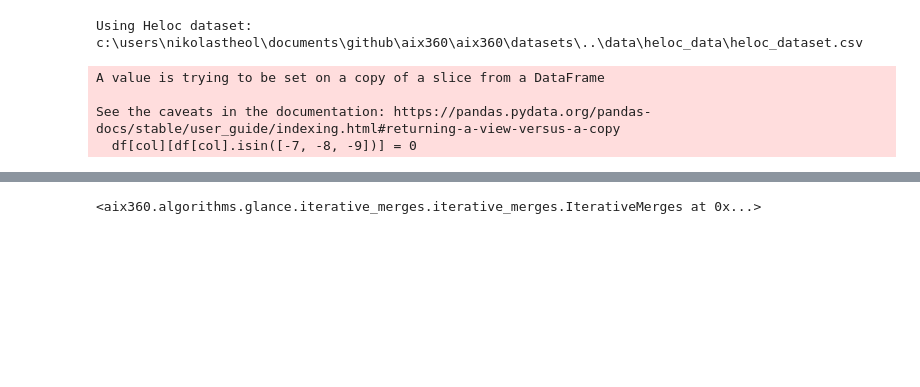
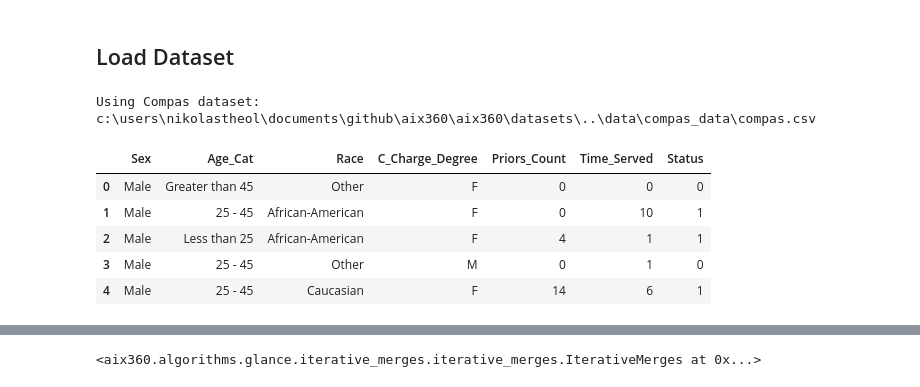
Before and after one commit to Trusted-AI/AIX360, a Jupyter notebook: examples/glance/COMPAS.ipynb, the cells around one changed output, grey strips where cells are left out. Saved outputs shown, nothing was run; the diff lists cells and outputs as text; code cells hidden in the pictures; blank space fills up the shorter version.

```diff
--- a/examples/glance/COMPAS.ipynb
+++ b/examples/glance/COMPAS.ipynb
@@ -8,9 +31,14 @@ from sklearn.model_selection import train_test_split
+# %% [markdown]
+## Load Dataset
 # %%
-data = HELOCDataset()
+data = COMPASDataset()
 df = data.dataframe()
+df.head()
 # %% [output]
-Using Heloc dataset:  c:\users\nikolastheol\documents\github\aix360\aix360\datasets\..\data\heloc_data\heloc_dataset.csv
+Using Compas dataset:  c:\users\nikolastheol\documents\github\aix360\aix360\datasets\..\data\compas_data\compas.csv
-A value is trying to be set on a copy of a slice from a DataFrame
-
-See the caveats in the documentation: https://pandas.pydata.org/pandas-docs/stable/user_guide/indexing.html#returning-a-view-versus-a-copy
-  df[col][df[col].isin([-7, -8, -9])] = 0
+|  | Sex | Age_Cat | Race | C_Charge_Degree | Priors_Count | Time_Served | Status |
+| 0 | Male | Greater than 45 | Other | F | 0 | 0 | 0 |
+| 1 | Male | 25 - 45 | African-American | F | 0 | 10 | 1 |
+| 2 | Male | Less than 25 | African-American | F | 4 | 1 | 1 |
+| 3 | Male | 25 - 45 | Other | M | 0 | 1 | 0 |
+| 4 | Male | 25 - 45 | Caucasian | F | 14 | 6 | 1 |
```
Also changed, not shown: parts of 20 cells of this notebook, 2 other files.
